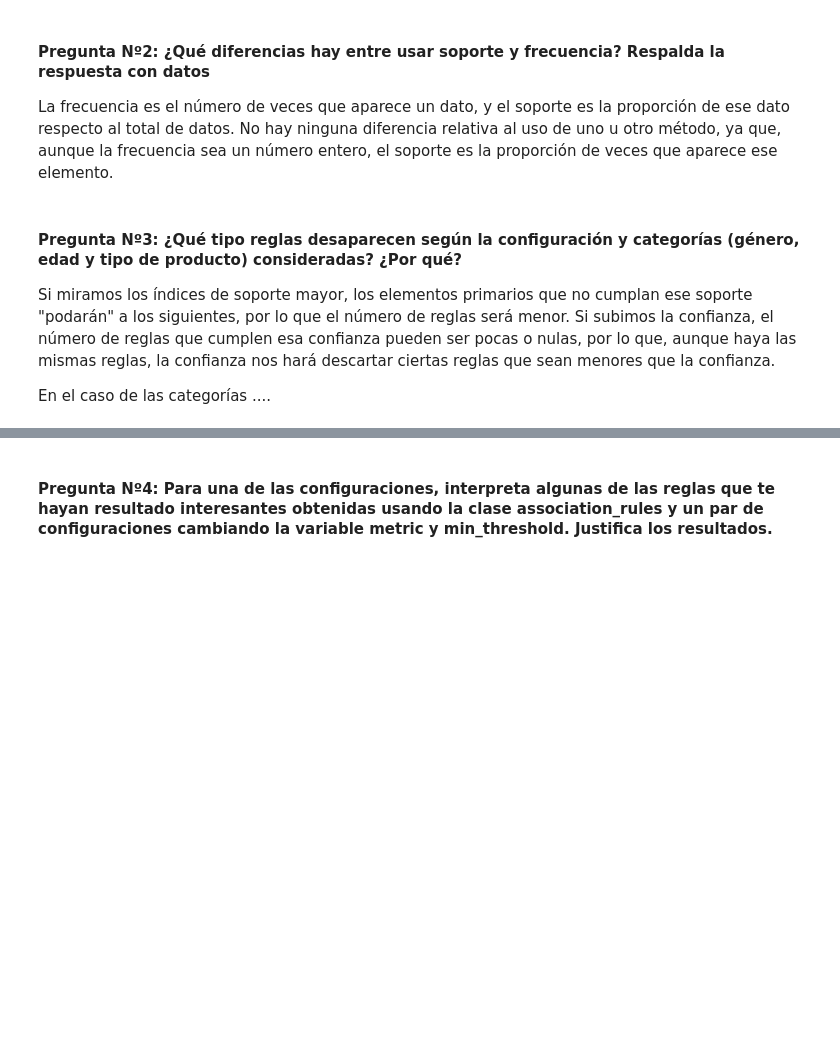
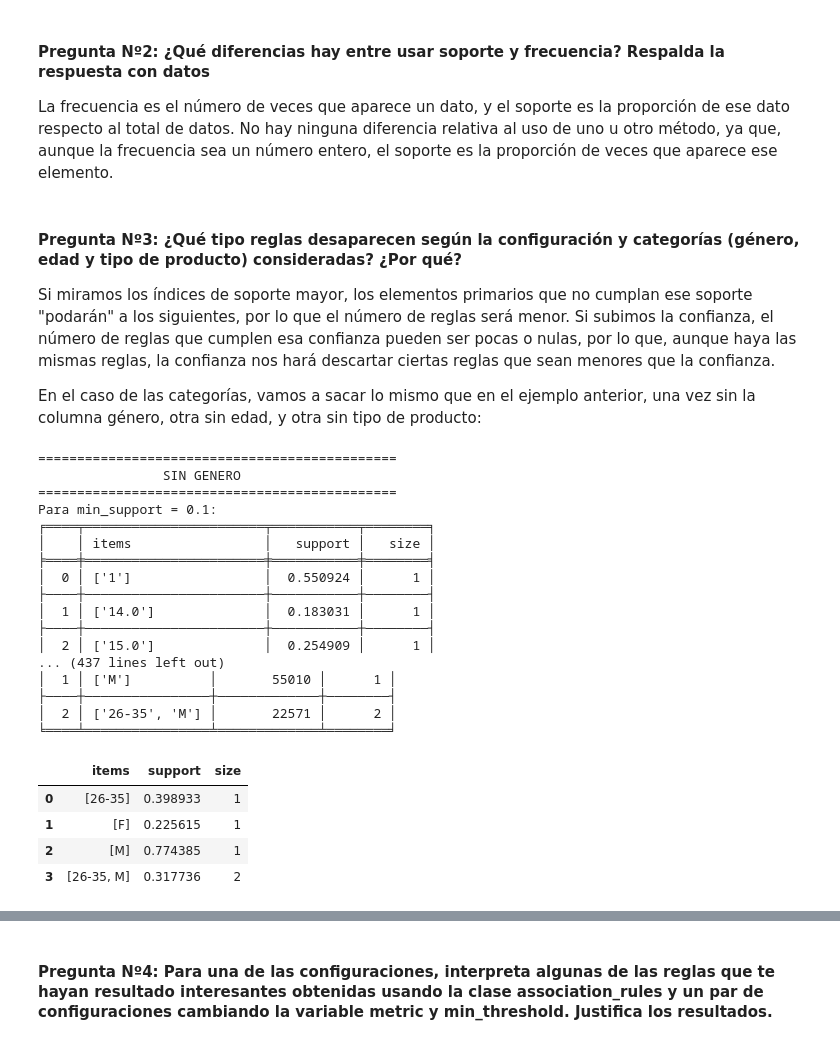
Before and after one commit to ikeruco29/Lab02_GSP-RA, a Jupyter notebook: Pr1_Reglas-de-asociacion.ipynb, the cells around one changed output, grey strips where cells are left out. Cells and saved outputs as stored; diff of their text form; code cells hidden in the pictures; blank space fills up the shorter version.

```diff
--- a/Pr1_Reglas-de-asociacion.ipynb
+++ b/Pr1_Reglas-de-asociacion.ipynb
@@ -114,0 +96,6 @@ Para min_support = 0.1 y min_confidence = 0.4:
+# %%
+cont = 0
+
+df_soport = pd.DataFrame()
+
+df_soport = take_support(cont, df_soport)
@@ -119,4 +124,75 @@ La frecuencia es el número de veces que aparece un dato, y el soporte es la pro
 #### Pregunta Nº3: ¿Qué tipo reglas desaparecen según la configuración y categorías (género, edad y tipo de producto) consideradas? ¿Por qué?
 Si miramos los índices de soporte mayor, los elementos primarios que no cumplan ese soporte "podarán" a los siguientes, por lo que el número de reglas será menor. Si subimos la confianza, el número de reglas que cumplen esa confianza pueden ser pocas o nulas, por lo que, aunque haya las mismas reglas, la confianza nos hará descartar ciertas reglas que sean menores que la confianza.
 
-En el caso de las categorías ....
+En el caso de las categorías, vamos a sacar lo mismo que en el ejemplo anterior, una vez sin la columna género, otra sin edad, y otra sin tipo de producto:
+# %%
+# Sin género
+tabla = itemset.loc[:,['Age', 'Product_Category_1', 'Product_Category_2', 'Product_Category_3']].astype(str)
+transactions = []
+for _, row in tabla.iterrows():
+    transactions.append([str(row[col]) for col in tabla])
+transactions.sort()
+
+cont = 0
+
+print("==============================================")
+print("                SIN GENERO ")
+print("==============================================")
+
+take_support(cont, df_soport)
+
+
+# Sin EDAD
+tabla = itemset.loc[:,['Gender', 'Product_Category_1', 'Product_Category_2', 'Product_Category_3']].astype(str)
+transactions = []
+for _, row in tabla.iterrows():
+    transactions.append([str(row[col]) for col in tabla])
+transactions.sort()
+
+cont = 0
+
+print("==============================================")
+print("                SIN EDAD ")
+print("==============================================")
+
+take_support(cont, df_soport)
+
+
+
+# Sin Tipo de producto
+tabla = itemset.loc[:,['Gender', 'Age']].astype(str)
+transactions = []
+for _, row in tabla.iterrows():
+    transactions.append([str(row[col]) for col in tabla])
+transactions.sort()
+
+cont = 0
+
+print("==============================================")
+print("                SIN TIPO DE PRODUCTOS ")
+print("==============================================")
+
+take_support(cont, df_soport)
+# %% [output]
+==============================================
+                SIN GENERO
+==============================================
+Para min_support = 0.1:
+╒════╤═══════════════════════╤═══════════╤════════╕
+│    │ items                 │   support │   size │
+╞════╪═══════════════════════╪═══════════╪════════╡
+│  0 │ ['1']                 │  0.550924 │      1 │
+├────┼───────────────────────┼───────────┼────────┤
+│  1 │ ['14.0']              │  0.183031 │      1 │
+├────┼───────────────────────┼───────────┼────────┤
+│  2 │ ['15.0']              │  0.254909 │      1 │
+... (437 lines left out)
+│  1 │ ['M']          │       55010 │      1 │
+├────┼────────────────┼─────────────┼────────┤
+│  2 │ ['26-35', 'M'] │       22571 │      2 │
+╘════╧════════════════╧═════════════╧════════╛
+|  | items | support | size |
+| 0 | [26-35] | 0.398933 | 1 |
+| 1 | [F] | 0.225615 | 1 |
+| 2 | [M] | 0.774385 | 1 |
+| 3 | [26-35, M] | 0.317736 | 2 |
```
Also changed, not shown: parts of 3 cells of this notebook.
